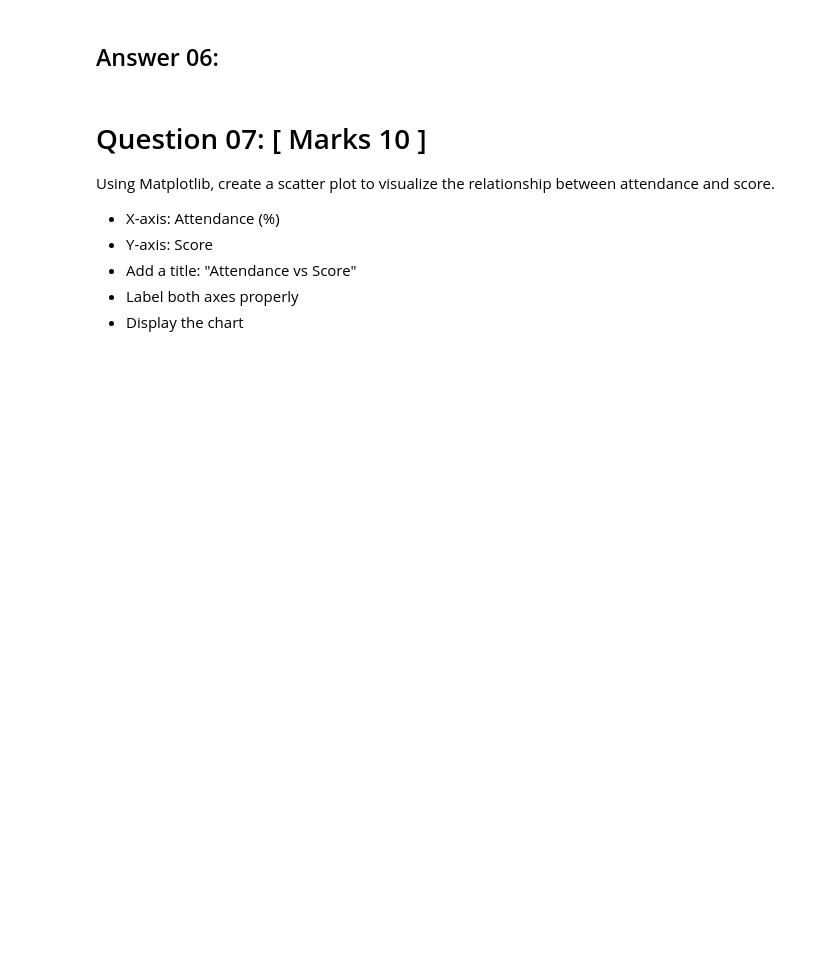
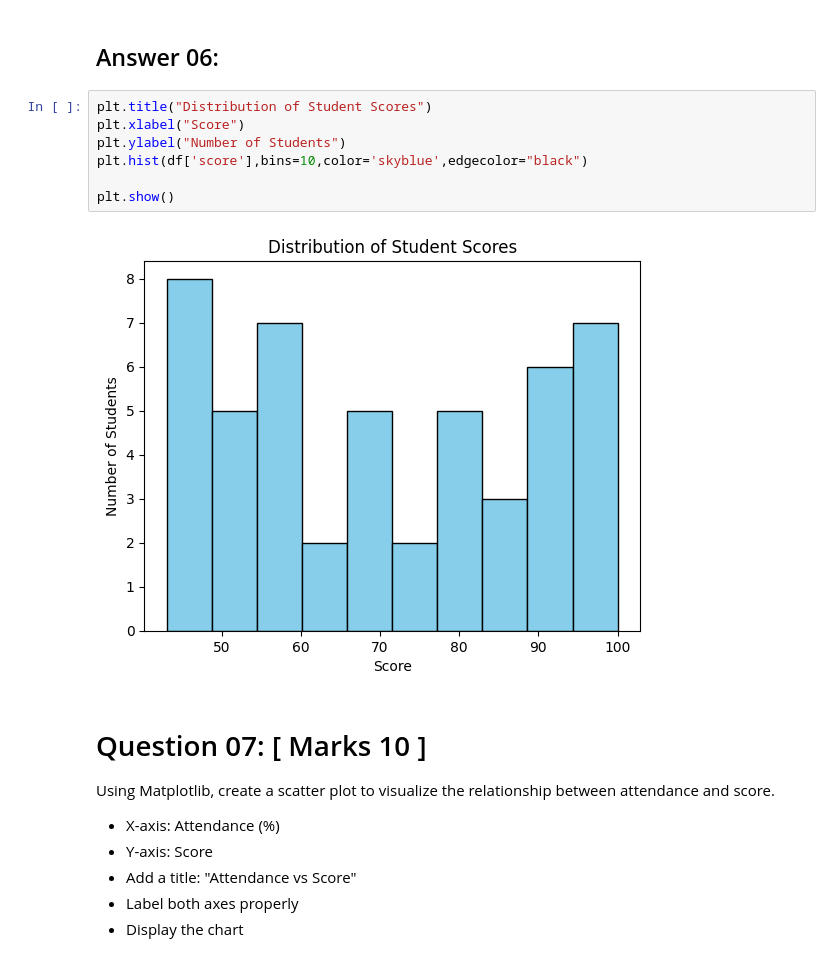
Before and after one commit to Dev-Maidul/AI-Programming-with-Python-Mid-Term, a Jupyter notebook: Copy_of_AI_Programming_With_Python_Final_Exam_Question.ipynb, the cells around one changed output. Saved outputs shown, nothing was run; the diff lists cells and outputs as text; blank space fills up the shorter version.

```diff
--- a/Copy_of_AI_Programming_With_Python_Final_Exam_Question.ipynb
+++ b/Copy_of_AI_Programming_With_Python_Final_Exam_Question.ipynb
@@ -269,6 +269,15 @@ Using Matplotlib, create a histogram of the score column.
 * Display the chart
 # %% [markdown]
 ## Answer 06:
+# %%
+plt.title("Distribution of Student Scores")
+plt.xlabel("Score")
+plt.ylabel("Number of Students")
+plt.hist(df['score'],bins=10,color='skyblue',edgecolor="black")
+
+plt.show()
+# %% [output]
+[figure, added]
 # %% [markdown]
 # Question 07: [ Marks 10 ]
 
```
